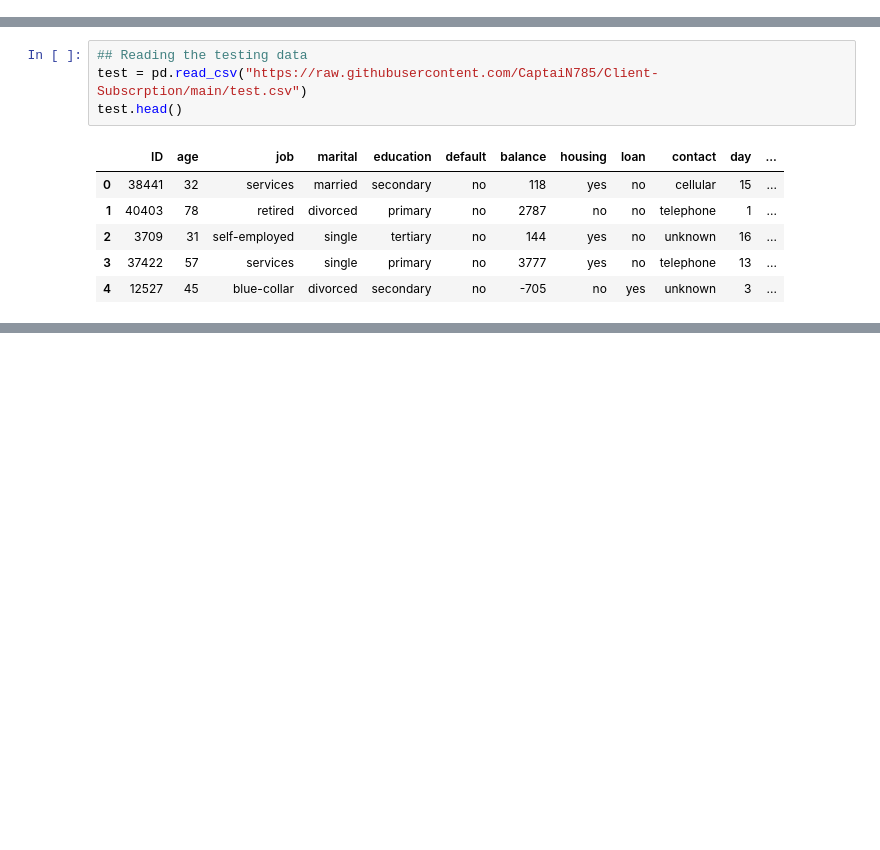
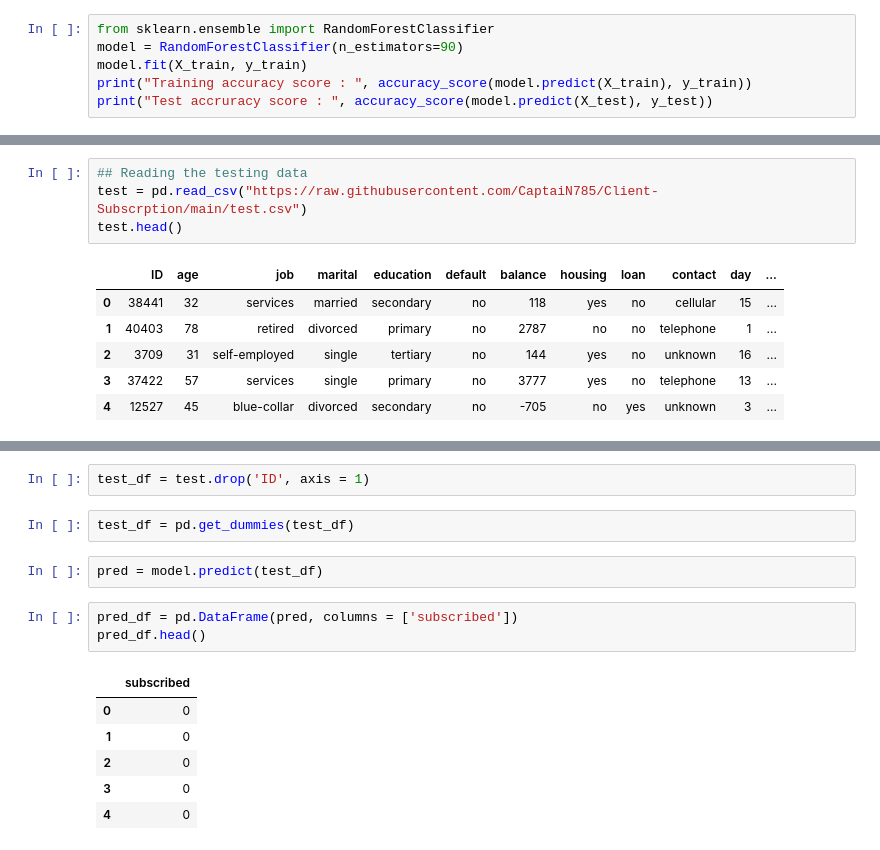
Before and after one commit to CaptaiN785/Client-Subscrption, a Jupyter notebook: main.ipynb, the cells around one changed output, grey strips where cells are left out. Cells and saved outputs as stored; diff of their text form; blank space fills up the shorter version.

```diff
--- a/main.ipynb
+++ b/main.ipynb
@@ -186,0 +252,6 @@ train.shape
+# %%
+from sklearn.ensemble import RandomForestClassifier
+model = RandomForestClassifier(n_estimators=90)
+model.fit(X_train, y_train)
+print("Training accuracy score : ", accuracy_score(model.predict(X_train), y_train))
+print("Test accruracy score : ", accuracy_score(model.predict(X_test), y_test))
@@ -201,0 +278,16 @@ test.shape
+# %%
+test_df = test.drop('ID', axis = 1)
+# %%
+test_df = pd.get_dummies(test_df)
+# %%
+pred = model.predict(test_df)
+# %%
+pred_df = pd.DataFrame(pred, columns = ['subscribed'])
+pred_df.head()
+# %% [output]
+|  | subscribed |
+| 0 | 0 |
+| 1 | 0 |
+| 2 | 0 |
+| 3 | 0 |
+| 4 | 0 |
```
Also changed, not shown: parts of 30 cells of this notebook.
